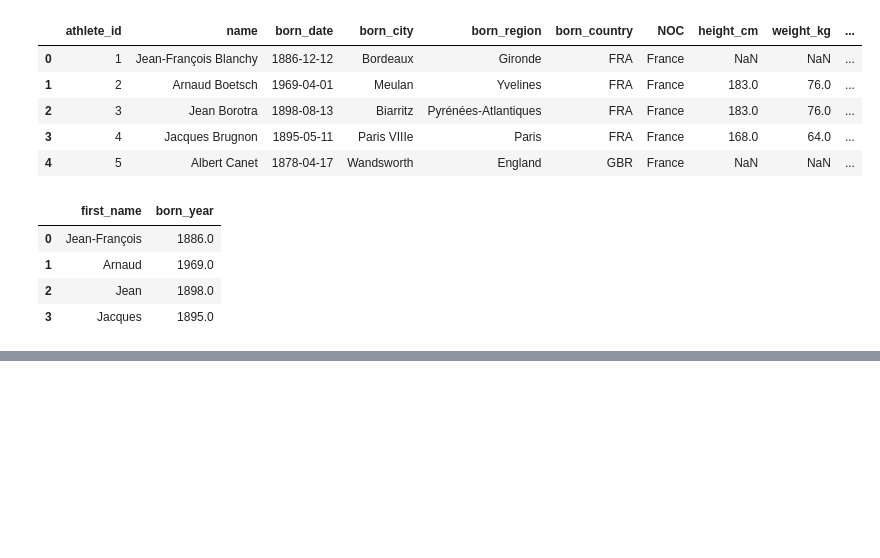
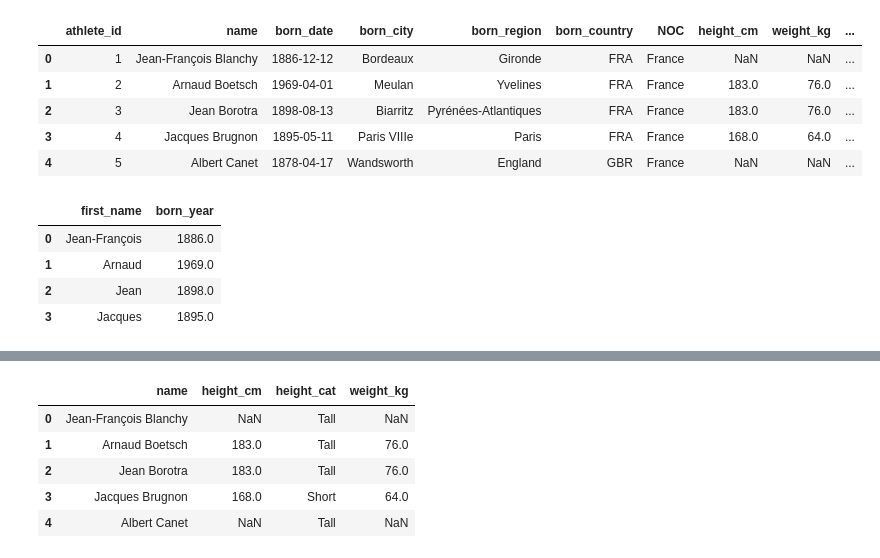
Before and after one commit to dev-paplix/pds-gx, a Jupyter notebook: Pandas.ipynb, the cells around one changed output, grey strips where cells are left out. Cells and saved outputs as stored; diff of their text form; code cells hidden in the pictures; blank space fills up the shorter version.

```diff
--- a/Pandas.ipynb
+++ b/Pandas.ipynb
@@ -590,3 +590,6 @@ bn[['first_name', 'born_year']].head(4)
 | 3 | Jacques | 1895.0 |
 # %%
 bn.to_csv('./assets/bn.csv', index=False)
+# %%
+bh = bios.copy()
+bh.head()
@@ -592,0 +603,12 @@ bn.to_csv('./assets/bn.csv', index=False)
+# %%
+# Doing if and else statement to fetch data in Pandas using Lambda
+
+bh['height_cat'] = bh['height_cm'].apply(lambda x:"Short" if x <170 else 'Tall')
+bh[['name', 'height_cm', 'height_cat', 'weight_kg']].head()
+# %% [output]
+|  | name | height_cm | height_cat | weight_kg |
+| 0 | Jean-François Blanchy | NaN | Tall | NaN |
+| 1 | Arnaud Boetsch | 183.0 | Tall | 76.0 |
+| 2 | Jean Borotra | 183.0 | Tall | 76.0 |
+| 3 | Jacques Brugnon | 168.0 | Short | 64.0 |
+| 4 | Albert Canet | NaN | Tall | NaN |
```
Also changed, not shown: parts of 2 cells of this notebook.
